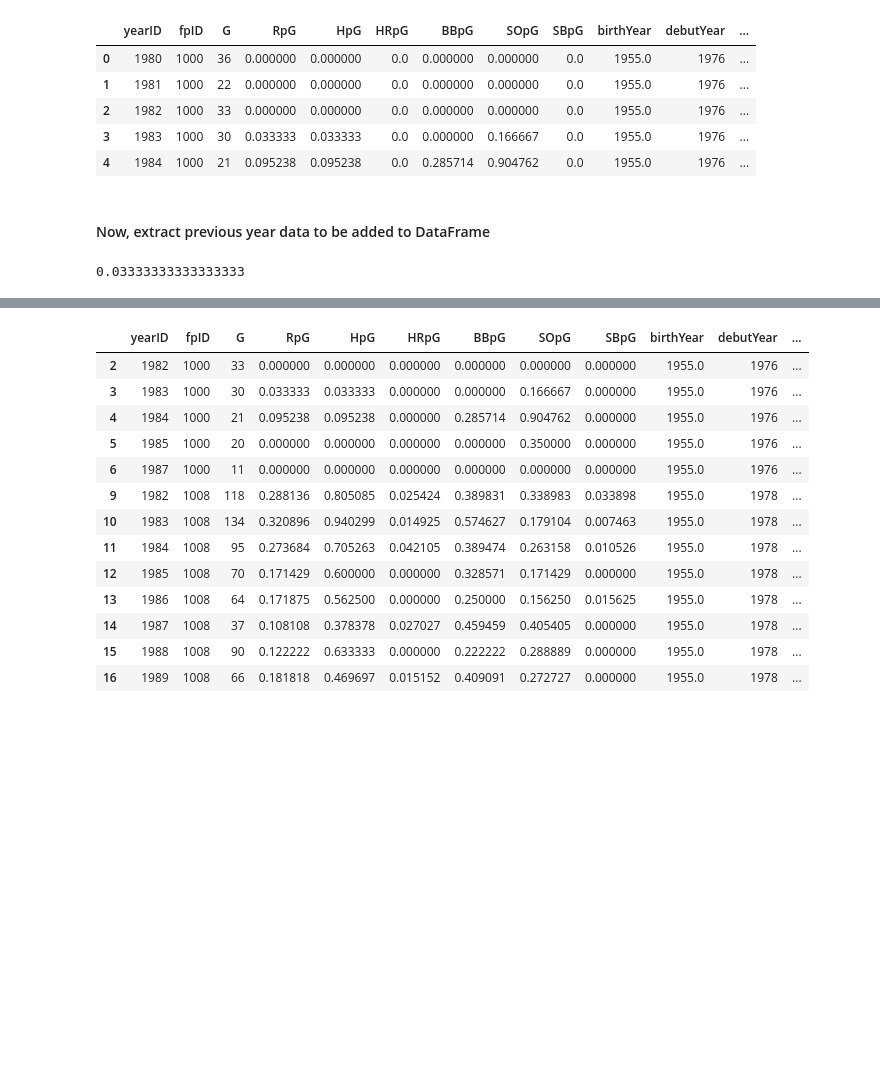
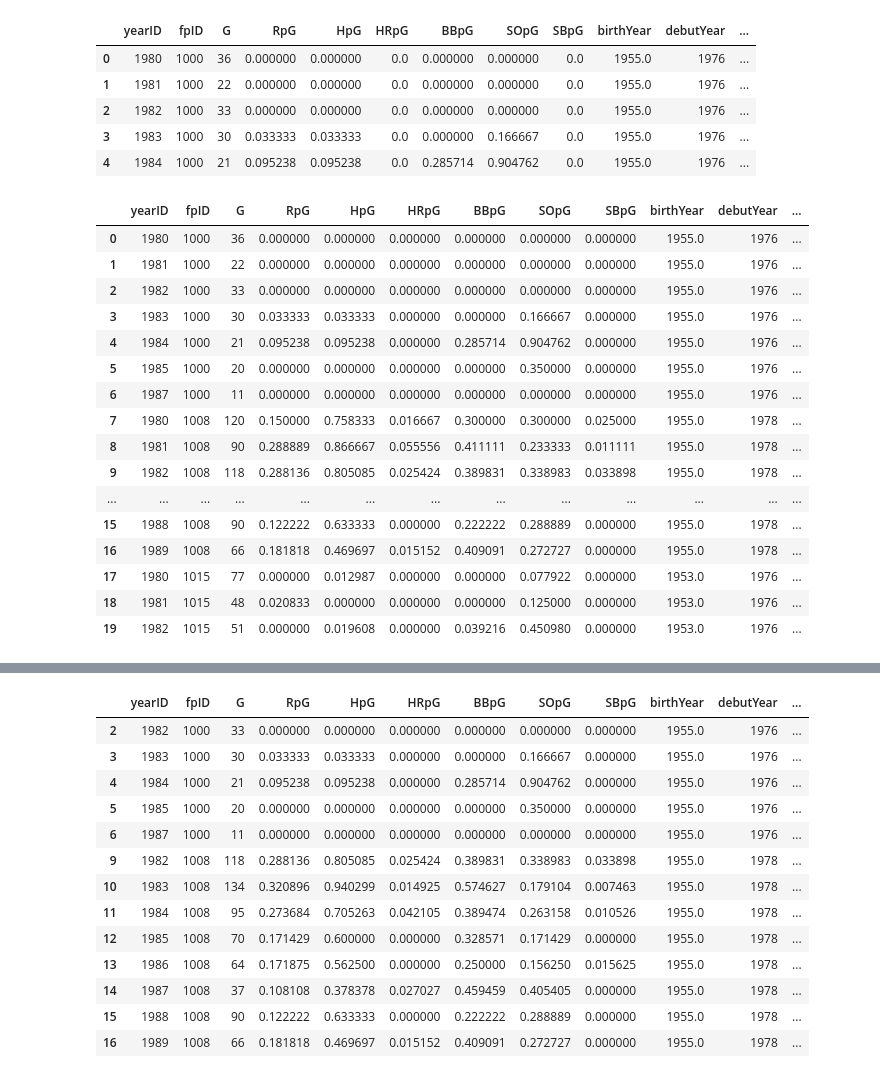
Before and after one commit to abasaltr/Baseball_Learning, a Jupyter notebook: baseball-v1/sandbox/nick/PlayerBattingML.ipynb, the cells around one changed output, grey strips where cells are left out. Drawn from its saved outputs; the diff is of its cells as text; code cells hidden in the pictures; blank space fills up the shorter version.

```diff
--- a/baseball-v1/sandbox/nick/PlayerBattingML.ipynb
+++ b/baseball-v1/sandbox/nick/PlayerBattingML.ipynb
@@ -165,16 +164,42 @@ mergedBatting.head(5)
 | 2 | 1982 | 1000 | 33 | 0.000000 | 0.000000 | 0.0 | 0.000000 | 0.000000 | 0.0 | 1955.0 | 1976 | ... |
 | 3 | 1983 | 1000 | 30 | 0.033333 | 0.033333 | 0.0 | 0.000000 | 0.166667 | 0.0 | 1955.0 | 1976 | ... |
 | 4 | 1984 | 1000 | 21 | 0.095238 | 0.095238 | 0.0 | 0.285714 | 0.904762 | 0.0 | 1955.0 | 1976 | ... |
-# %% [markdown]
-<h4>Now, extract previous year data to be added to DataFrame</h4>
-# %%
-#testing ability to grab desired column value
-
-currentYear = 1984
-fpID = 1000
-
-oneYearRow = mergedBatting.loc[(mergedBatting["yearID"] == currentYear - 1) & (mergedBatting["fpID"] == fpID)]
-oneYearRpG = oneYearRow["RpG"].values[0]
-print(oneYearRpG)
-# %% [output]
-0.03333333333333333
+# %%
+# NOTE - This cell take a while to execute
+
+# Add a column to indicate rows that should be skipped
+#  years < latestDataYear + 2 (we can't get 2 year previous data for these years)
+#  careerYear < 3 (we can't get 2 year previous data for these years)
+#  year = finalYear (we can't use next year to check model)
+#  year = 2019 (last year of our data so )
+
+mergedBatting["skip"] = 0
+for index, row in mergedBatting.iterrows():
+    if row["yearID"] < (latestDataYear + 2):
+        mergedBatting.at[index, "skip"] = 1
+    elif row["careerYear"] < 3:
+        mergedBatting.at[index, "skip"] = 1
+    elif row["yearID"] == row["finalYear"]:
+        mergedBatting.at[index, "skip"] = 1
+    elif row["yearID"] == 2019:
+        mergedBatting.at[index, "skip"] = 1
+
+mergedBatting.head(20)
+# %% [output]
+|  | yearID | fpID | G | RpG | HpG | HRpG | BBpG | SOpG | SBpG | birthYear | debutYear | ... |
+| 0 | 1980 | 1000 | 36 | 0.000000 | 0.000000 | 0.000000 | 0.000000 | 0.000000 | 0.000000 | 1955.0 | 1976 | ... |
+| 1 | 1981 | 1000 | 22 | 0.000000 | 0.000000 | 0.000000 | 0.000000 | 0.000000 | 0.000000 | 1955.0 | 1976 | ... |
+| 2 | 1982 | 1000 | 33 | 0.000000 | 0.000000 | 0.000000 | 0.000000 | 0.000000 | 0.000000 | 1955.0 | 1976 | ... |
+| 3 | 1983 | 1000 | 30 | 0.033333 | 0.033333 | 0.000000 | 0.000000 | 0.166667 | 0.000000 | 1955.0 | 1976 | ... |
+| 4 | 1984 | 1000 | 21 | 0.095238 | 0.095238 | 0.000000 | 0.285714 | 0.904762 | 0.000000 | 1955.0 | 1976 | ... |
+| 5 | 1985 | 1000 | 20 | 0.000000 | 0.000000 | 0.000000 | 0.000000 | 0.350000 | 0.000000 | 1955.0 | 1976 | ... |
+| 6 | 1987 | 1000 | 11 | 0.000000 | 0.000000 | 0.000000 | 0.000000 | 0.000000 | 0.000000 | 1955.0 | 1976 | ... |
+| 7 | 1980 | 1008 | 120 | 0.150000 | 0.758333 | 0.016667 | 0.300000 | 0.300000 | 0.025000 | 1955.0 | 1978 | ... |
+| 8 | 1981 | 1008 | 90 | 0.288889 | 0.866667 | 0.055556 | 0.411111 | 0.233333 | 0.011111 | 1955.0 | 1978 | ... |
+| 9 | 1982 | 1008 | 118 | 0.288136 | 0.805085 | 0.025424 | 0.389831 | 0.338983 | 0.033898 | 1955.0 | 1978 | ... |
+| ... | ... | ... | ... | ... | ... | ... | ... | ... | ... | ... | ... | ... |
+| 15 | 1988 | 1008 | 90 | 0.122222 | 0.633333 | 0.000000 | 0.222222 | 0.288889 | 0.000000 | 1955.0 | 1978 | ... |
+| 16 | 1989 | 1008 | 66 | 0.181818 | 0.469697 | 0.015152 | 0.409091 | 0.272727 | 0.000000 | 1955.0 | 1978 | ... |
+| 17 | 1980 | 1015 | 77 | 0.000000 | 0.012987 | 0.000000 | 0.000000 | 0.077922 | 0.000000 | 1953.0 | 1976 | ... |
+| 18 | 1981 | 1015 | 48 | 0.020833 | 0.000000 | 0.000000 | 0.000000 | 0.125000 | 0.000000 | 1953.0 | 1976 | ... |
+| 19 | 1982 | 1015 | 51 | 0.000000 | 0.019608 | 0.000000 | 0.039216 | 0.450980 | 0.000000 | 1953.0 | 1976 | ... |
```
Also changed, not shown: parts of 19 cells of this notebook, 3 other files.
